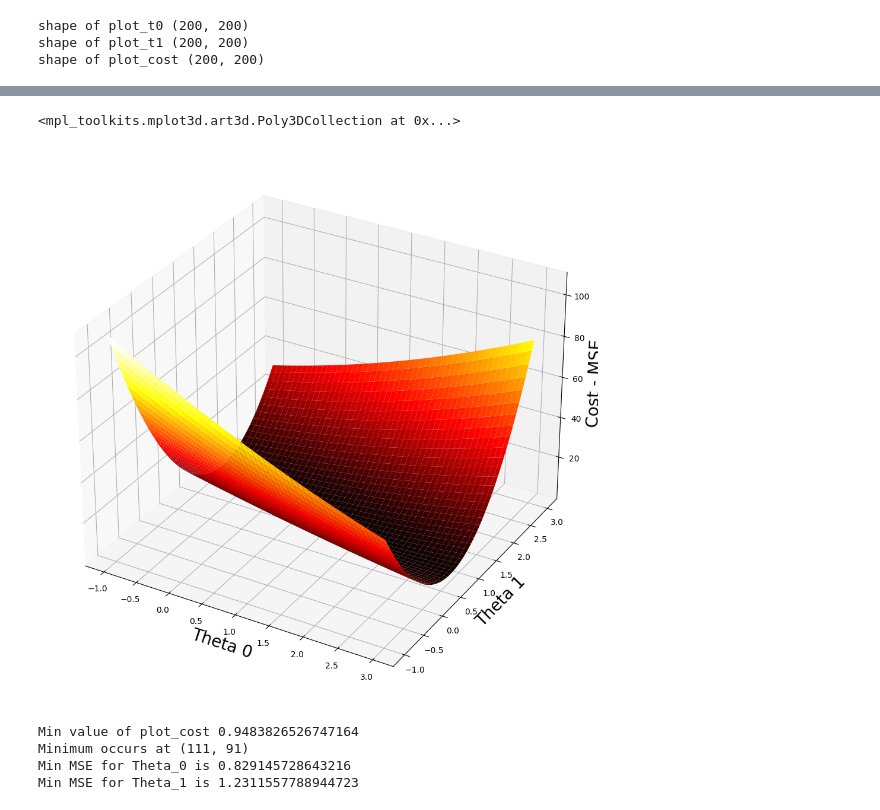
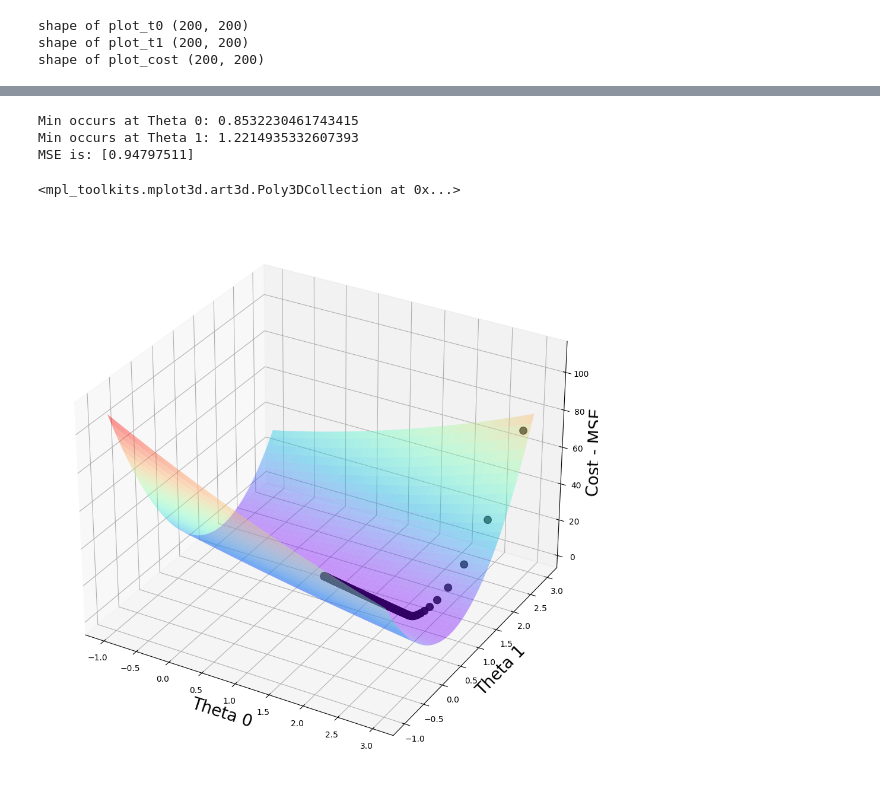
Before and after one commit to scottcarpenter28/Machine-Learning-Course, a Jupyter notebook: gradiantDescent/multi_dimensional_ploting.ipynb, the cells around one changed output, grey strips where cells are left out. Cells and saved outputs as stored; diff of their text form; code cells hidden in the pictures.

Commit message:
Start multi lin reg

```diff
--- a/gradiantDescent/multi_dimensional_ploting.ipynb
+++ b/gradiantDescent/multi_dimensional_ploting.ipynb
@@ -224,24 +239,41 @@ shape of plot_cost (200, 200)
+# %%
+def grad(x, y, thetas):
+    n = y.size
+    theta_0_slope = (-2/n) * sum(y - thetas[0] - thetas[1] * x)
+    theta_1_slope = (-2/n) * sum((y - thetas[0] - thetas[1] * x) * x)
+    return np.array([theta_0_slope[0], theta_1_slope[0]])
+
+multiplier = 0.01
+thetas = np.array([2.9, 2.9])
+
+# Data points collection for scatter plots
+plot_vals = thetas.reshape(1,2)
+mse_vals = mse(y_5, thetas[0]+ thetas[1] * x_5)
+
+for i in range(1000):
+    thetas = thetas - multiplier * grad(x_5, y_5, thetas)
+
+    plot_vals = np.concatenate((plot_vals, thetas.reshape(1,2)), axis=0)
+    mse_vals = np.append(mse_vals, mse(y_5, thetas[0]+ thetas[1] * x_5))
+
+print(f"Min occurs at Theta 0: {thetas[0]}")
+print(f"Min occurs at Theta 1: {thetas[1]}")
+print(f"MSE is: {mse(y_5, thetas[0]+ thetas[1] * x_5)}")
+# %% [output]
+Min occurs at Theta 0: 0.8532230461743415
+Min occurs at Theta 1: 1.2214935332607393
+MSE is: [0.94797511]
 # %%
 # Plotting MSE
 fig = plt.figure(figsize=[16, 12])
 ax = plt.axes(projection='3d')
 
 ax.set_xlabel('Theta 0', fontsize=20)
 ax.set_ylabel('Theta 1', fontsize=20)
 ax.set_zlabel("Cost - MSE",fontsize=20)
 
-ax.plot_surface(plot_t0, plot_t1, plot_cost, cmap=cm.hot)
+ax.scatter(plot_vals[:, 0], plot_vals[:, 1], mse_vals, s=80, color='black')
+ax.plot_surface(plot_t0, plot_t1, plot_cost, cmap=cm.rainbow, alpha=0.4)
 # %% [output]
 <mpl_toolkits.mplot3d.art3d.Poly3DCollection at 0x...>
-[figure, old version]
+[figure, new version]
-# %%
-print(f"Min value of plot_cost {plot_cost.min()}")
-i, j = np.unravel_index(indices=plot_cost.argmin(), shape=plot_cost.shape)
-print(f"Minimum occurs at {ij_min}")
-print(f'Min MSE for Theta_0 is {plot_t0[i][j]}')
-print(f'Min MSE for Theta_1 is {plot_t1[i][j]}')
-# %% [output]
-Min value of plot_cost 0.9483826526747164
-Minimum occurs at (111, 91)
-Min MSE for Theta_0 is 0.829145728643216
-Min MSE for Theta_1 is 1.2311557788944723
```
Also changed, not shown: parts of 2 cells of this notebook, 1 other file.
